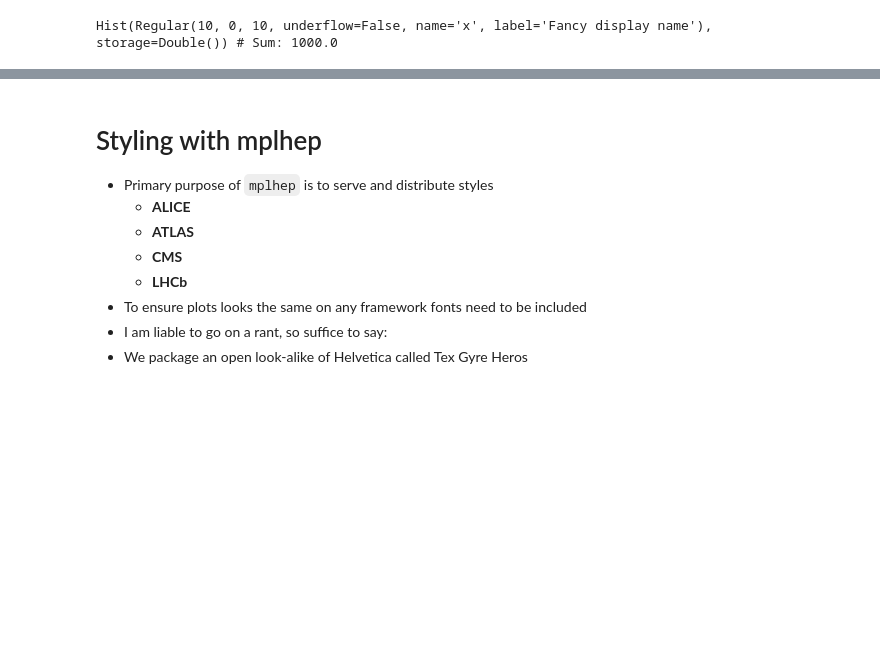
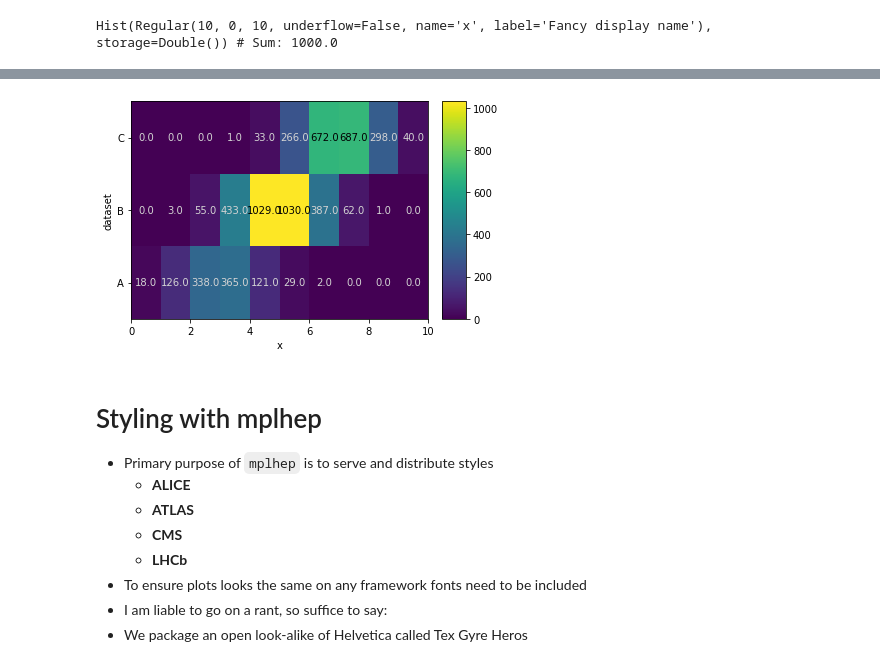
Before and after one commit to andrzejnovak/2021-11-03-agc2021-mplhep, a Jupyter notebook: agc_mplhep_hist.ipynb, the cells around one changed output, grey strips where cells are left out. Drawn from its saved outputs; the diff is of its cells as text; code cells hidden in the pictures; blank space fills up the shorter version.

```diff
--- a/agc_mplhep_hist.ipynb
+++ b/agc_mplhep_hist.ipynb
@@ -203,3 +260,7 @@ plt.setp(art[0].stairs, edgecolor='blue', fill=True, facecolor='orange');
+# %%
+hep.hist2dplot(h2d, labels=True);
+# %% [output]
+[figure, added]
 # %% [markdown]
 # Styling with mplhep
 - Primary purpose of `mplhep` is to serve and distribute styles
```
Also changed, not shown: parts of 22 cells of this notebook, 2 other files.
